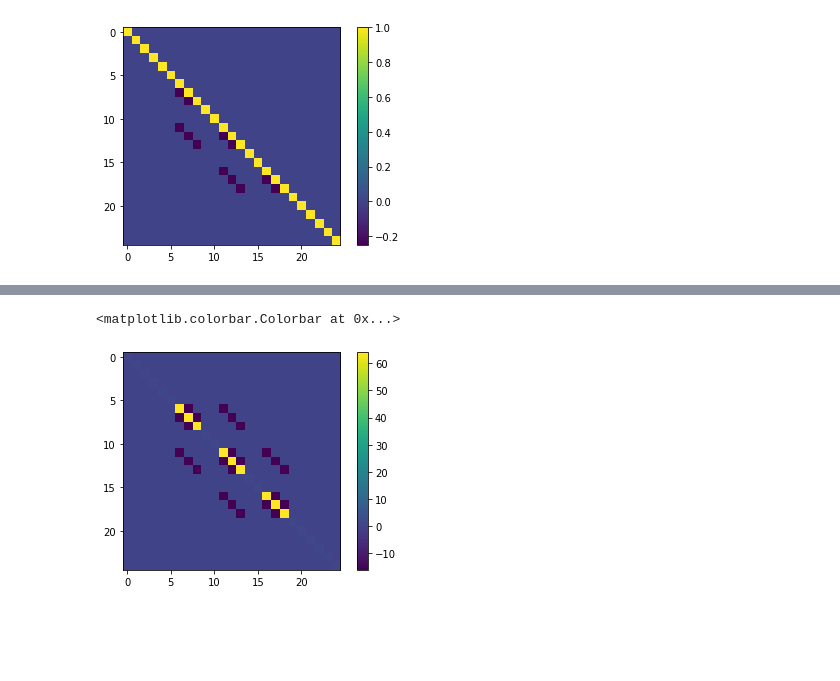
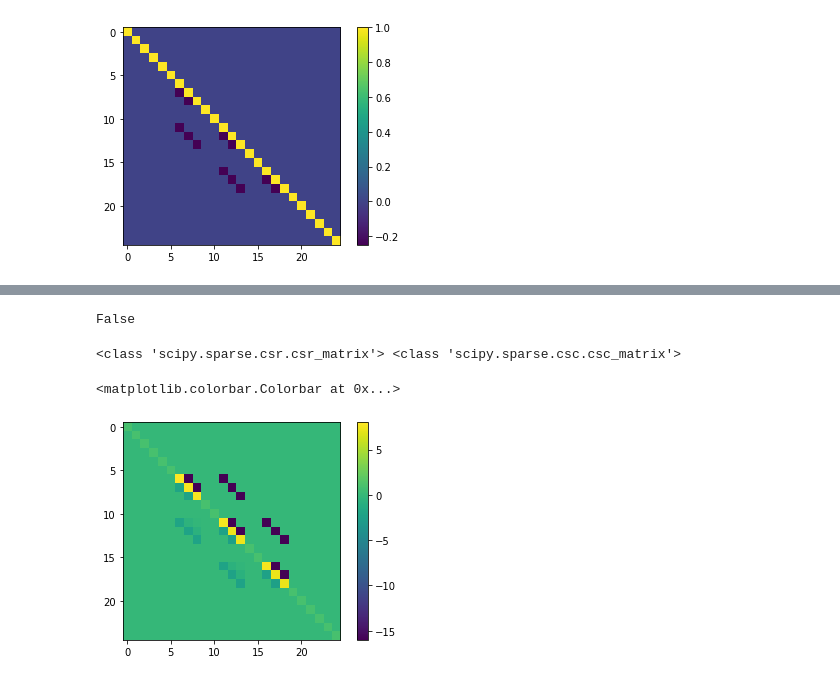
Before and after one commit to SangersJeroen/WI4201, a Jupyter notebook: tensor.ipynb, the cells around one changed output, grey strips where cells are left out. Saved outputs shown, nothing was run; the diff lists cells and outputs as text; code cells hidden in the pictures; blank space fills up the shorter version.

Commit message:
Both LU decomp and Cholesky decomp working as a function of sparse matrices

```diff
--- a/tensor.ipynb
+++ b/tensor.ipynb
@@ -173,3 +164,6 @@ plt.colorbar()
+# %%
+ONES = ssp.csr_matrix((size,size))
+ONES[boundary_list,boundary_list] = 1
 # %%
 ZEROES = ssp.csc_matrix((size,size))
 
@@ -179,8 +173,8 @@ for column in boundary_list:
 
 print(type(TWO_LAPLACE))
 
-TWO_LAPLACE = (TWO_LAPLACE + ones)
-P_MATRIX = (P_MATRIX - ones)
+TWO_LAPLACE = (TWO_LAPLACE + ONES)
+P_MATRIX = (P_MATRIX - ONES)
 
 print(type(TWO_LAPLACE))
 # %% [output]
@@ -247,24 +219,23 @@ relative error: 0.0003   [h**2]
 # %%
 matrix_shape = TWO_LAPLACE.shape
 ID = ssp.eye(matrix_shape[0])
-zeroes = np.zeros(matrix_shape[0])
 
 SUM = ID.copy()
 for k in range(0, matrix_shape[1]):
 	Akk = TWO_LAPLACE[k,k]
-	vec = np.asarray(TWO_LAPLACE[:,k] / Akk).flatten()
-	vec[0:k+1] = zeroes[0:k+1]
+	VEC = TWO_LAPLACE[:,k] / Akk
+	VEC[0:k+1] = ZEROES[0:k+1,0]
 
-	ek = zeroes.copy()
-	ek[k] = 1
+	EK = ZEROES[:,0].copy()
+	EK[k] = 1
 
-	add = np.outer(vec, ek)
+	ADD = VEC * EK.T
 
-	SUM += add
+	SUM += ADD
 
 L = SUM
 
-plt.imshow(L)
+plt.imshow(L.toarray())
 plt.colorbar()
 # %% [output]
 <matplotlib.colorbar.Colorbar at 0x...>
@@ -272,8 +312,17 @@ plt.colorbar()
+# %%
+LL = decomp_lu(TWO_LAPLACE)
+
+np.alltrue(LL.toarray() == L.toarray())
+# %% [output]
+False
 # %%
-U = salg.solve(L, TWO_LAPLACE)
+print(type(L), type(TWO_LAPLACE))
 
-plt.imshow(L@U)
+U = spsolve(L, TWO_LAPLACE)
+
+plt.imshow((L@U).toarray())
 plt.colorbar()
 # %% [output]
-<matplotlib.colorbar.Colorbar at 0x...>
+<class 'scipy.sparse.csr.csr_matrix'> <class 'scipy.sparse.csc.csc_matrix'>
+<matplotlib.colorbar.Colorbar at 0x...>
-[figure, old version]
+[figure, new version]
```
Also changed, not shown: parts of 13 cells of this notebook.
